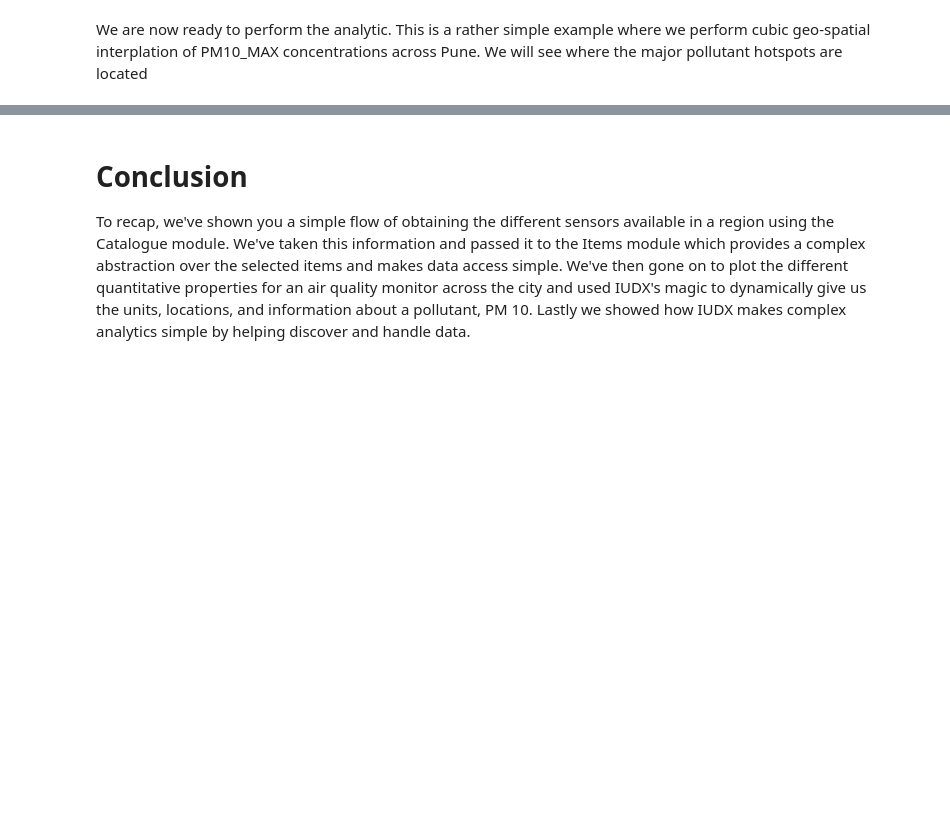
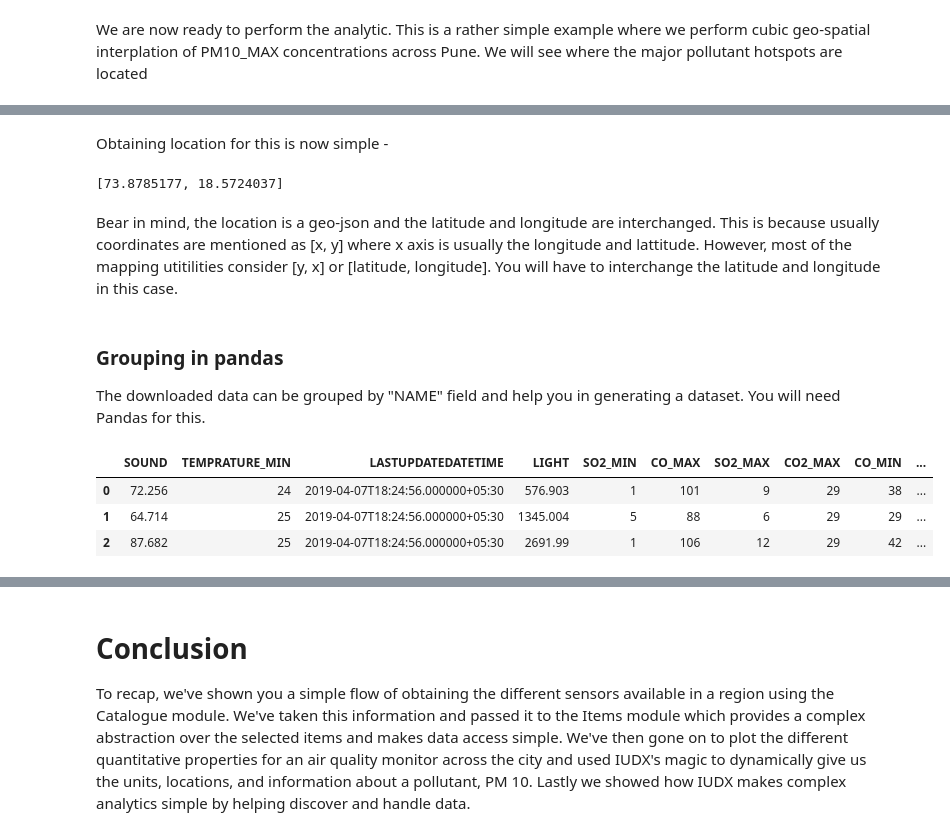
Before and after one commit to iudx/pyIUDX, a Jupyter notebook: examples/pyIUDX_sample_usecases.ipynb, the cells around one changed output, grey strips where cells are left out. Saved outputs shown, nothing was run; the diff lists cells and outputs as text; code cells hidden in the pictures; blank space fills up the shorter version.

Commit message:
Updated AQM notebook to show download

```diff
--- a/examples/pyIUDX_sample_usecases.ipynb
+++ b/examples/pyIUDX_sample_usecases.ipynb
@@ -377,0 +404,12 @@ geomap
+# %%
+auth.authenticate_user()
+gauth = GoogleAuth()
+gauth.credentials = GoogleCredentials.get_application_default()
+drive = GoogleDrive(gauth)
+files = GoogleDriveFile(auth=gauth)
+# %%
+folder_id = data["download_URL"].split("=")[-1]
+file_list = drive.ListFile({'q': "'%s' in parents and trashed=false" % folder_id}).GetList()
+
+for f in file_list:
+  print(f["title"])
@@ -377,0 +436,3 @@ geomap
+# %%
+fl = file_list[0]
+fl.GetContentFile(fl["title"])
@@ -377,0 +443,7 @@ geomap
+# %%
+import json
+
+with open(fl["title"], "r") as f:
+  df_json = json.load(f)
+""" The first data point in the downloaded data """
+df_json[0:1]
@@ -377,0 +493,21 @@ geomap
+# %% [markdown]
+Obtaining location for this is now simple -
+# %%
+item["location"]["value"]["geometry"]["coordinates"]
+# %% [output]
+[73.8785177, 18.5724037]
+# %% [markdown]
+Bear in mind, the location is a geo-json and the latitude and longitude are interchanged. This is because usually coordinates are mentioned as [x, y] where x axis is usually the longitude and lattitude. However, most of the mapping utitilities consider [y, x] or [latitude, longitude]. You will have to interchange the latitude and longitude in this case.
+# %% [markdown]
+### Grouping in pandas
+The downloaded data can be grouped by "NAME" field and help you in generating a dataset. You will need Pandas for this.
+# %%
+import pandas as pd
+
+df_aqm = pd.DataFrame(df_json)
+df_aqm.head(3)
+# %% [output]
+|  | SOUND | TEMPRATURE_MIN | LASTUPDATEDATETIME | LIGHT | SO2_MIN | CO_MAX | SO2_MAX | CO2_MAX | CO_MIN | ... |
+| 0 | 72.256 | 24 | 2019-04-07T18:24:56.000000+05:30 | 576.903 | 1 | 101 | 9 | 29 | 38 | ... |
+| 1 | 64.714 | 25 | 2019-04-07T18:24:56.000000+05:30 | 1345.004 | 5 | 88 | 6 | 29 | 29 | ... |
+| 2 | 87.682 | 25 | 2019-04-07T18:24:56.000000+05:30 | 2691.99 | 1 | 106 | 12 | 29 | 42 | ... |
```
Also changed, not shown: parts of 23 cells of this notebook.
